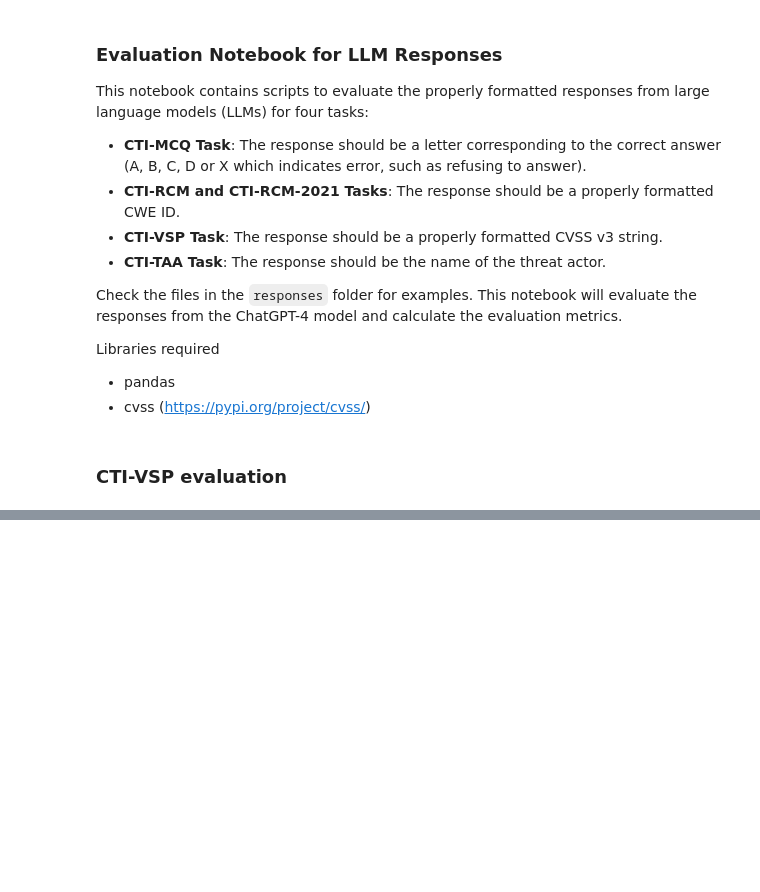
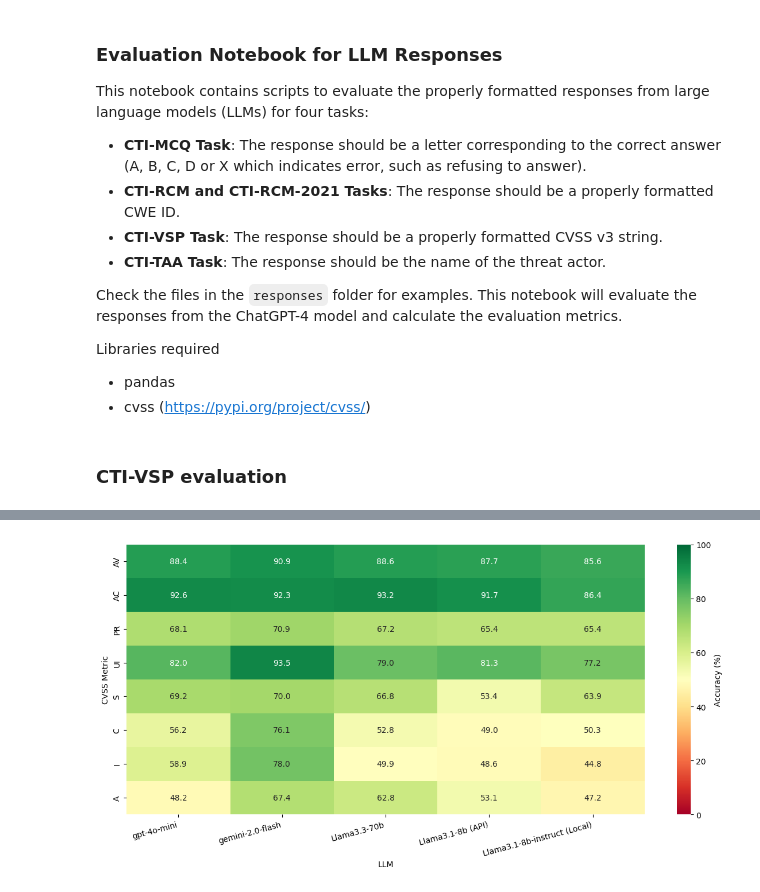
Before and after one commit to sergeyAntonets/Automated-Security-Assessment-SENG402, a Jupyter notebook: evaluation/evaluation.ipynb, the cells around one changed output, grey strips where cells are left out. Cells and saved outputs as stored; diff of their text form; code cells hidden in the pictures; blank space fills up the shorter version.

Commit message:
Adding heatmap graph

```diff
--- a/evaluation/evaluation.ipynb
+++ b/evaluation/evaluation.ipynb
@@ -182,0 +63,97 @@ Correct & Plausible Accuracy: (52.0, 86.0)
+# %%
+def parse_cvss_vector(vector):
+    """Parse CVSS vector string into individual metrics."""
+    # Remove CVSS:3.1/ prefix if present
+    if vector.startswith('CVSS:3.1/'):
+        vector = vector[9:]
+
+    metrics = {}
+    for metric in vector.split('/'):
+        if ':' in metric:
+            key, value = metric.split(':')
+            metrics[key] = value
+    return metrics
+
+def compute_cvss_metric_accuracy(fname, models):
+    """Compute accuracy for each CVSS metric across all models."""
+    df = pd.read_csv(fname, sep='\t')
+
+    # CVSS metric names in order
+    metric_names = ['AV', 'AC', 'PR', 'UI', 'S', 'C', 'I', 'A']
+
+    # Initialize results dictionary
+    accuracy_results = {model: {metric: 0 for metric in metric_names} for model in models}
+    total_count = len(df)  # Total number of rows/samples
+
+    for idx, row in df.iterrows():
+        gt_vector = row['GT'].upper()
+        gt_metrics = parse_cvss_vector(gt_vector)
+
+        for model in models:
+            try:
+                pred_vector = row[model].upper()
+                pred_metrics = parse_cvss_vector(pred_vector)
+
+                # Compare each metric
+                for metric in metric_names:
+                    if metric in gt_metrics and metric in pred_metrics:
+                        if gt_metrics[metric] == pred_metrics[metric]:
+                            accuracy_results[model][metric] += 1
+            except Exception as e:
+                print(f'Error processing row {idx+1}, model {model}: {e}')
+                continue
+
+    # Convert to percentages
+    for model in models:
+        for metric in metric_names:
+            accuracy_results[model][metric] = (accuracy_results[model][metric] / total_count) * 100
+
+    return accuracy_results, metric_names
+
+def create_cvss_accuracy_heatmap(fname, models):
+    """Create a heatmap showing CVSS metric accuracy across models."""
+    accuracy_results, metric_names = compute_cvss_metric_accuracy(fname, models)
+
+    # Convert to matrix format for heatmap (metrics as rows, models as columns)
+    accuracy_matrix = []
+    for metric in metric_names:
+        row = [accuracy_results[model][metric] for model in models]
+        accuracy_matrix.append(row)
+
+    accuracy_matrix = np.array(accuracy_matrix)
+
+    # Create the heatmap
+    plt.figure(figsize=(12, 6))
+    sns.heatmap(accuracy_matrix,
+                xticklabels=models,
+                yticklabels=metric_names,
+                annot=True,
+                fmt='.1f',
+                cmap='RdYlGn',
+                vmin=0,
+                vmax=100,
+                cbar_kws={'label': 'Accuracy (%)'})
+
+    plt.xlabel('LLM')
+    plt.ylabel('CVSS Metric')
+    plt.xticks(rotation=15, ha='right')  # Rotate x-axis labels diagonally
+    plt.tight_layout()
+    plt.show()
+
+    return accuracy_results
+
+# Define the models to compare
+models_to_compare = ['gpt-4o-mini', 'gemini-2.0-flash',  'Llama3.3-70b', 'Llama3.1-8b (API)','Llama3.1-8b-instruct (Local)']
+
+# Create the heatmap using the test file
+accuracy_results = create_cvss_accuracy_heatmap('responses/combined-results.tsv', models_to_compare)
+
+# Print detailed results
+print("\nDetailed Accuracy Results:")
+print("=" * 50)
+for model in models_to_compare:
+    print(f"\n{model}:")
+    for metric in ['AV', 'AC', 'PR', 'UI', 'S', 'C', 'I', 'A']:
+        print(f"  {metric}: {accuracy_results[model][metric]:.1f}%")
+# %% [output]
+[figure, added]
```
Also changed, not shown: parts of 9 cells of this notebook, 4 other files.
